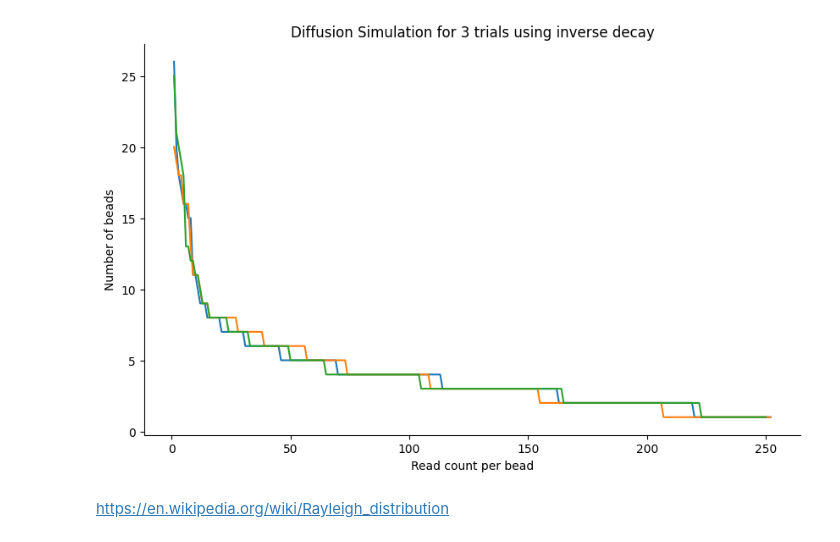
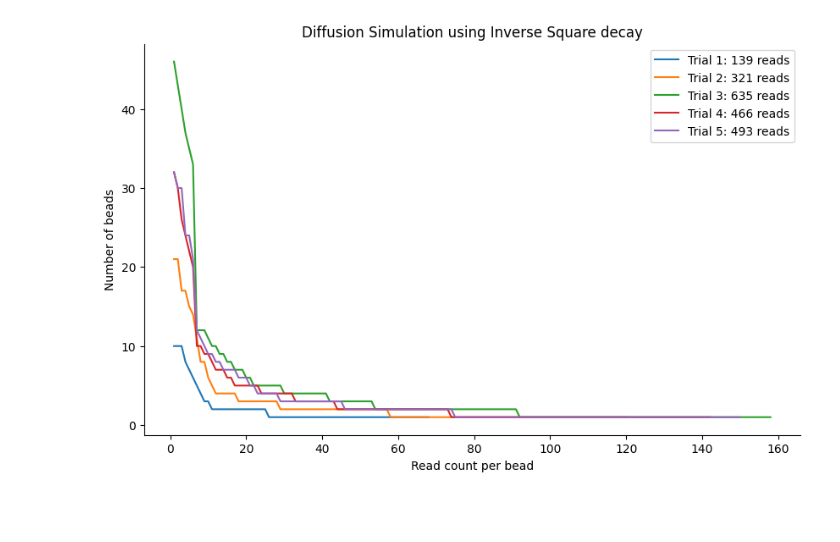
Before and after one commit to matsengrp/sci-space-v2, a Jupyter notebook: notebooks/model-occupancy.ipynb, the cells around one changed output. Cells and saved outputs as stored; diff of their text form; code cells hidden in the pictures; blank space fills up the shorter version.

```diff
--- a/notebooks/model-occupancy.ipynb
+++ b/notebooks/model-occupancy.ipynb
@@ -42,9 +51,10 @@ def prepare_array_for_mutinomial(decay_fn, max_radius):
     weights_array = weights_array/np.sum(weights_array)
     return weights_array
 
+
 def simulate_diffusion(decay_fn, max_radius, read_count):
     """
-    Simulates diffusion of particles in a 2D space.
+    Simulates diffusion of reads on a 2d hexagonal lattice of beads.
 
     Args:
         decay_fn (function): A function mapping the radius to the unnormalized
@@ -56,35 +66,63 @@ def simulate_diffusion(decay_fn, max_radius, read_count):
     Returns:
         np.ndarray: A sorted array of counts of reads per bead.
     """
 
     probs = prepare_array_for_mutinomial(decay_fn, max_radius)
     sample = multinomial.rvs(n=read_count, p=probs)
     # Throw away zero counts and sort in decreasing order.
     sample = np.sort(sample[sample > 0])[::-1]
     return sample
 
 
-def plot_diffusion(decay_fn, decay_name, max_radius, read_count, trials):
+def plot_diffusion_simple(decay_fn, decay_name, max_radius, read_count, trials):
     plt.figure(figsize=(10, 6))
 
     max_y_value = 0  # to help set the yticks later
 
     for _ in range(trials):
         results = simulate_diffusion(decay_fn, max_radius, read_count)
         max_y_value = max(max_y_value, max(results))
 
         sns.lineplot(x=range(1, len(results) + 1), y=results, lw=1.5)
 
     plt.xlabel("Read count per bead")
     plt.ylabel("Number of beads")
     plt.title(f"Diffusion Simulation for {trials} trials using {decay_name} decay")
 
     sns.despine()
     plt.show()
 
 
-plot_diffusion(lambda x: 1/x, "inverse", max_radius=10, read_count=1000, trials=3)
+def plot_diffusion(decay_fn, decay_name, max_radius, read_count_pdf, trials):
+    plt.figure(figsize=(10, 6))
+
+    max_y_value = 0  # to help set the yticks later
+
+    for trial in range(trials):
+        sampled_read_count = read_count_pdf()
+        results = simulate_diffusion(decay_fn, max_radius, sampled_read_count)
+        max_y_value = max(max_y_value, max(results))
+
+        sns.lineplot(x=range(1, len(results) + 1), y=results, lw=1.5, label=f'Trial {trial+1}: {sampled_read_count} reads')
+
+    plt.xlabel("Read count per bead")
+    plt.ylabel("Number of beads")
+    plt.title(f"Diffusion Simulation using {decay_name} decay")
+    plt.legend(loc='upper right')
+
+    sns.despine()
+    plt.show()
+
+
+# Specify a read_count_pdf such that the log of the value is uniformly distributed between the logarithms of 100 and 1000.
+def log_uniform_read_count_pdf():
+    log_min = np.log(100)
+    log_max = np.log(1000)
+    return int(np.exp(np.random.uniform(log_min, log_max)))
+
+
+our_max_radius = 10
+decay_fn_inv_square = lambda r: our_max_radius / (r**2) if r != 0 else 1
+plot_diffusion(decay_fn_inv_square, "Inverse Square", our_max_radius, log_uniform_read_count_pdf, 5)
 # %% [output]
-[figure, old version]
+[figure, new version]
-# %% [markdown]
-https://en.wikipedia.org/wiki/Rayleigh_distribution
```
Also changed, not shown: parts of 6 cells of this notebook.
